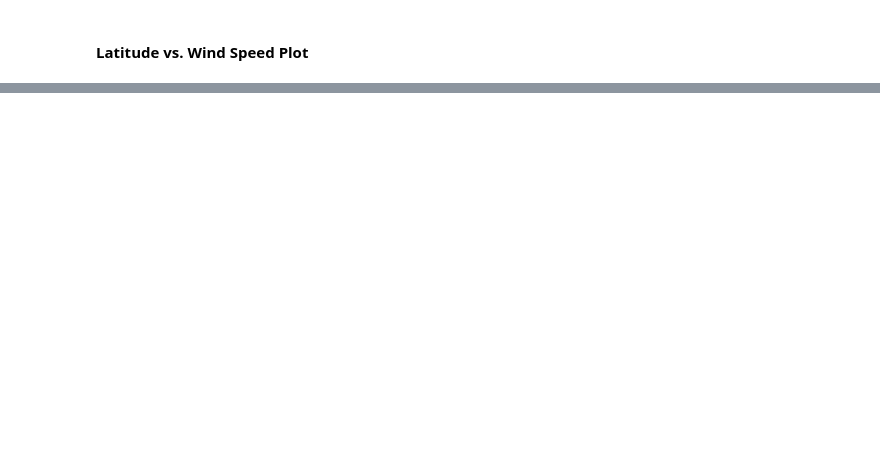
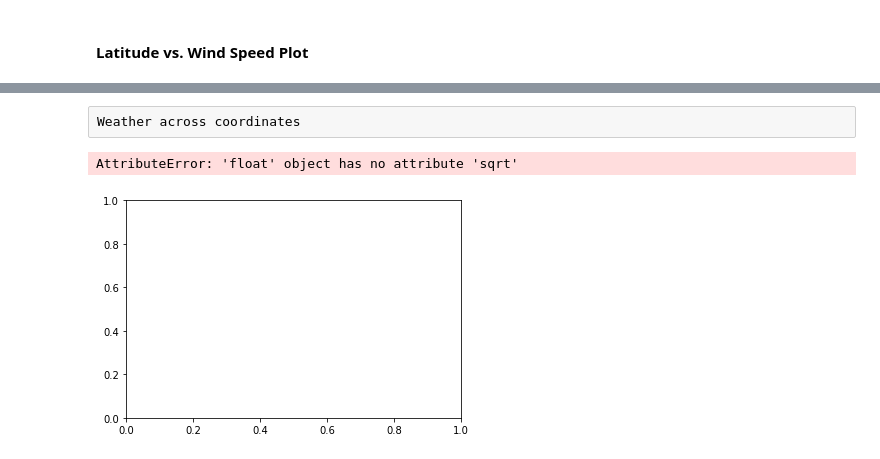
Before and after one commit to kamckeev/Weather-Api, a Jupyter notebook: WeatherPy.ipynb, the cells around one changed output, grey strips where cells are left out. Cells and saved outputs as stored; diff of their text form; code cells hidden in the pictures; blank space fills up the shorter version.

```diff
--- a/WeatherPy.ipynb
+++ b/WeatherPy.ipynb
@@ -176,0 +232,8 @@ weather_df.head(10)
+# %% [raw]
+Weather across coordinates
+# %%
+plt.scatter(weather_df["Latitude"],weather_df["Longitude"],color='red', edgecolor='k',
+            linewidth= 1.5, marker='o',s=weather_df["MaxTemp"], alpha=0.7)
+# %% [output]
+AttributeError: 'float' object has no attribute 'sqrt'
+[figure, added]
```
Also changed, not shown: parts of 8 cells of this notebook.
